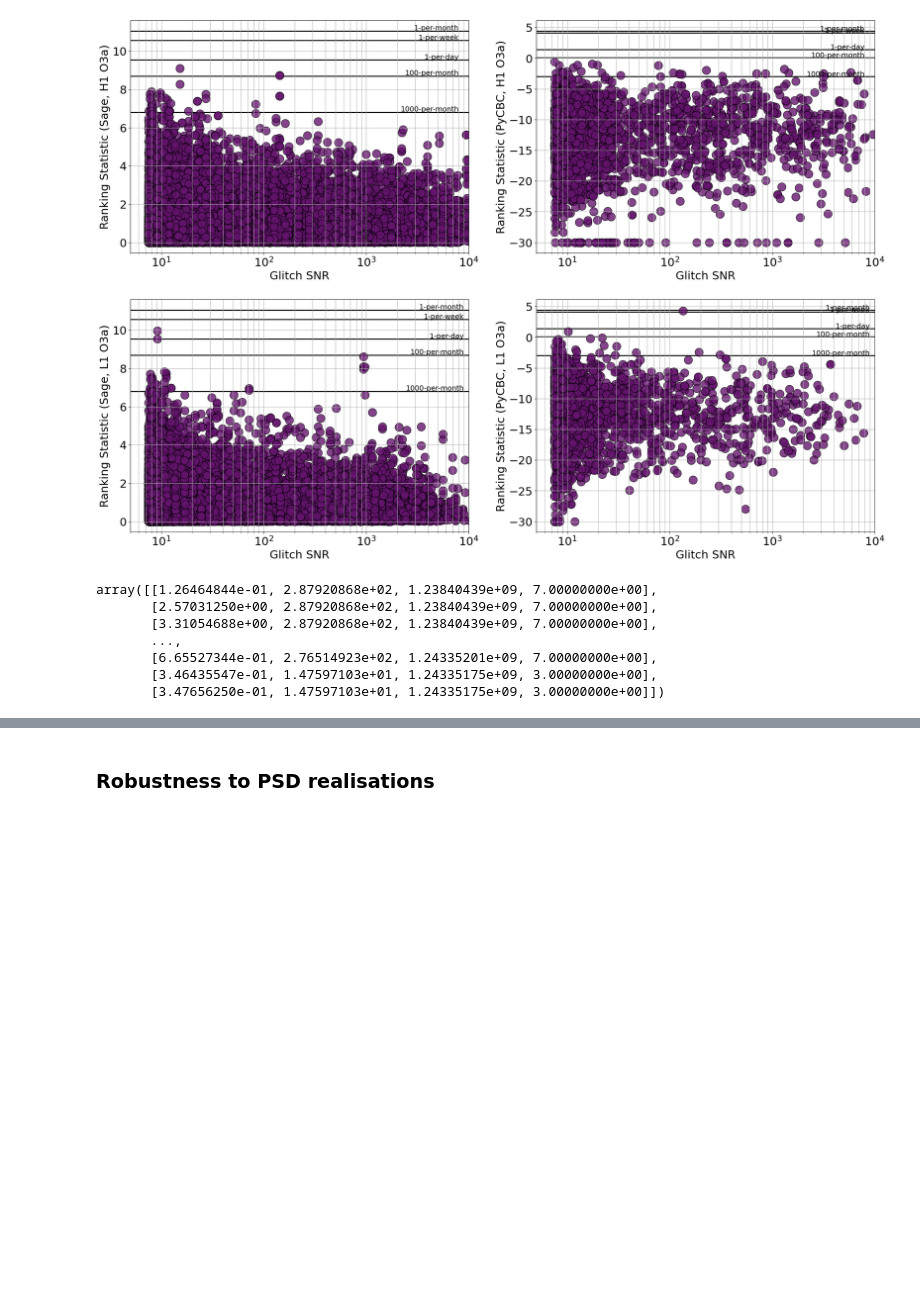
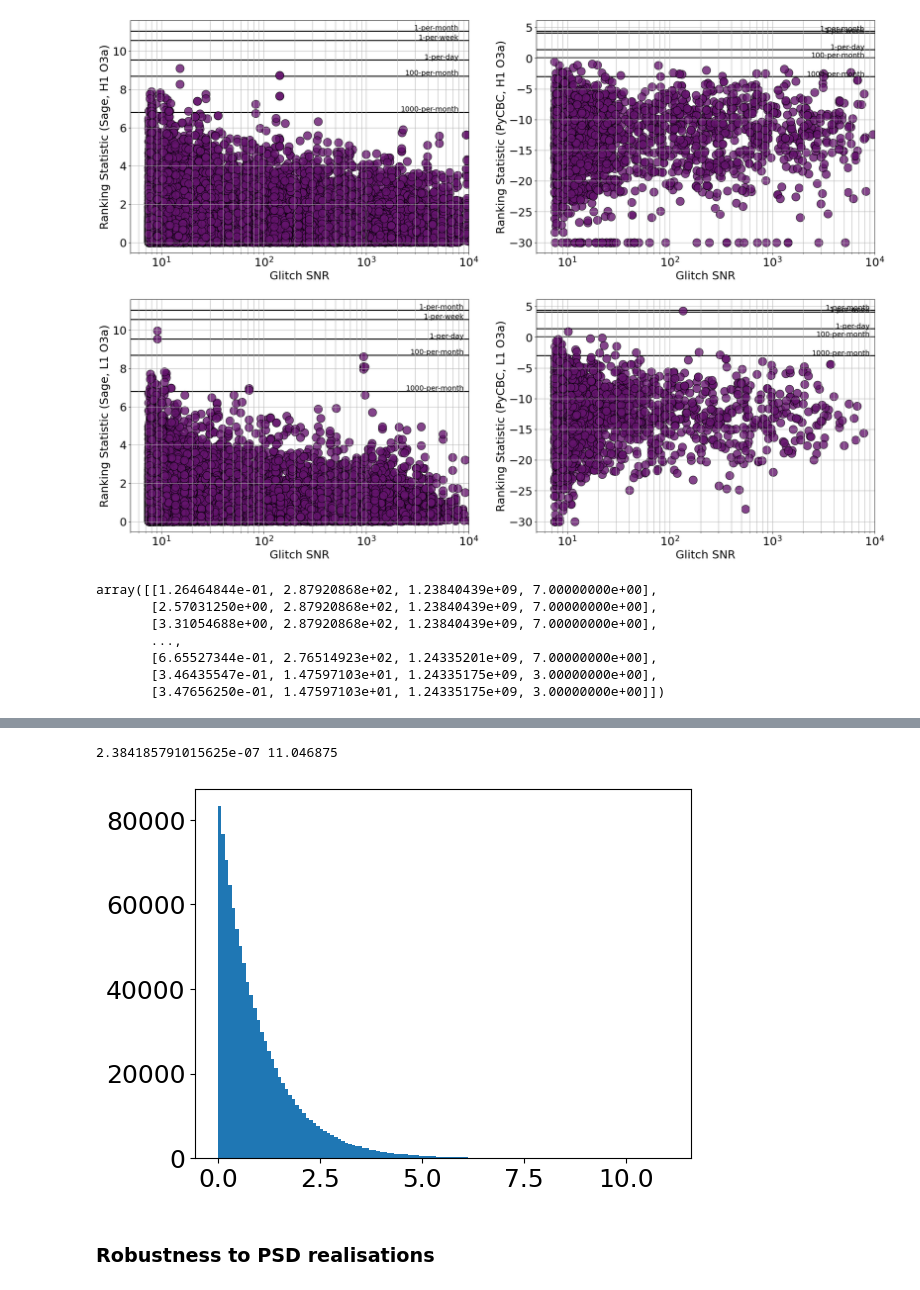
Before and after one commit to nnarenraju/sage, a Jupyter notebook: notebooks/evaluation_plots.ipynb, the cells around one changed output, grey strips where cells are left out. Saved outputs shown, nothing was run; the diff lists cells and outputs as text; code cells hidden in the pictures; blank space fills up the shorter version.

```diff
--- a/notebooks/evaluation_plots.ipynb
+++ b/notebooks/evaluation_plots.ipynb
@@ -1302,3 +1311,10 @@ plt.show()
+# %%
+print(min(team_1['noise_stats']), max(team_1['noise_stats']))
+plt.hist(team_1['noise_stats'], bins=128)
+plt.show()
+# %% [output]
+2.384185791015625e-07 11.046875
+[figure, added]
 # %% [markdown]
 ### Robustness to PSD realisations
 # %%
```
Also changed, not shown: parts of 1 cell of this notebook.
